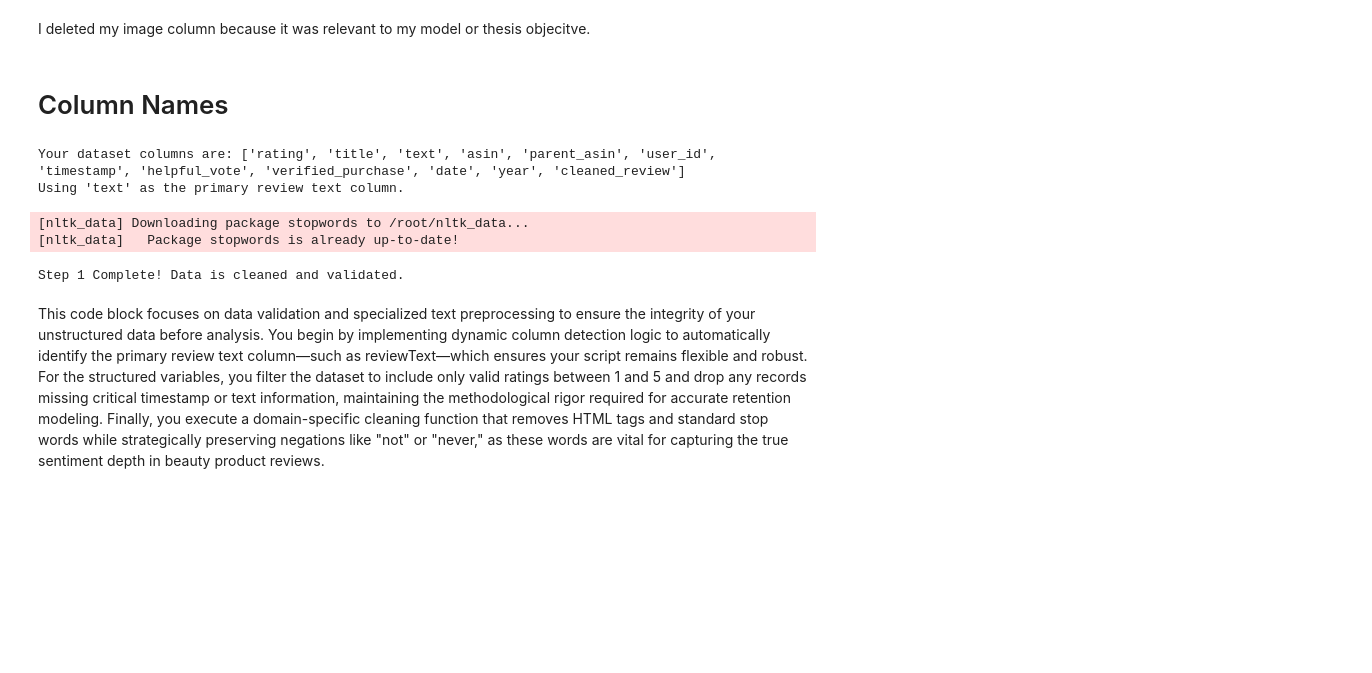
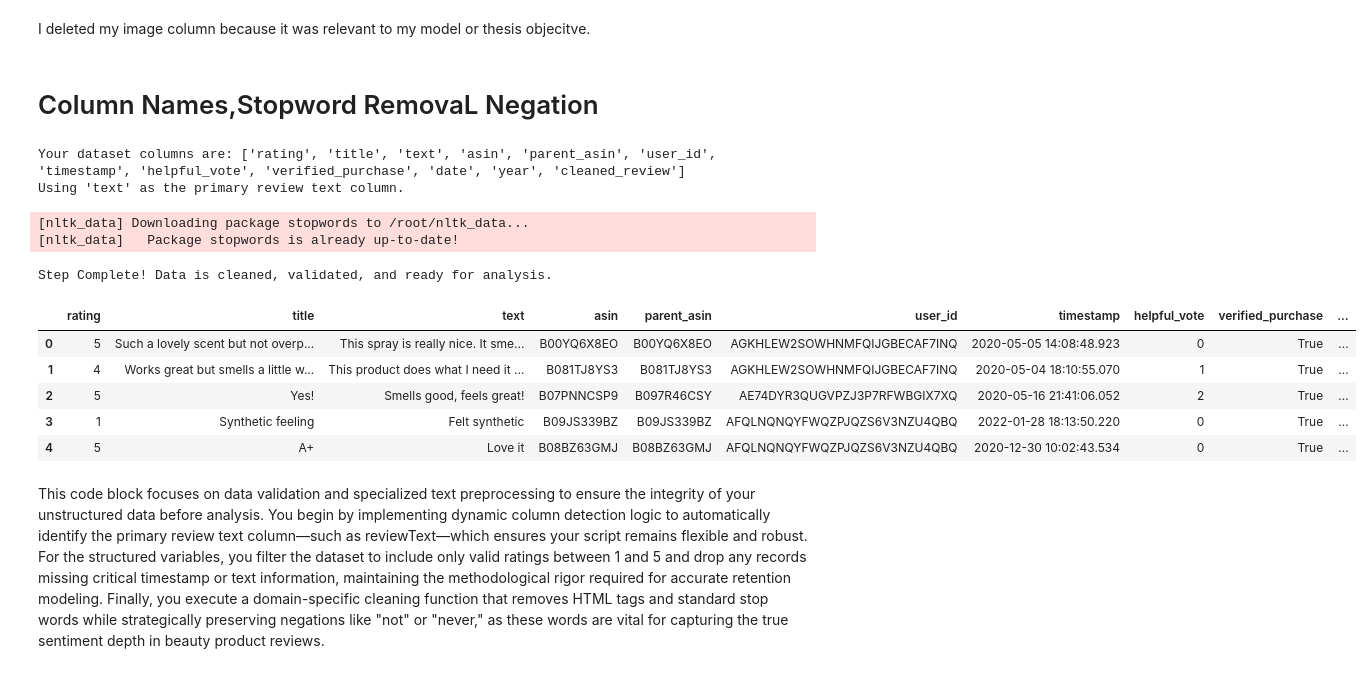
Before and after one commit to yourfavkomal/my-thesis, a Jupyter notebook: thesis_1.ipynb, the cells around one changed output. Saved outputs shown, nothing was run; the diff lists cells and outputs as text; code cells hidden in the pictures; blank space fills up the shorter version.

Commit message:
column names confirmation, stopword removal without negation

```diff
--- a/thesis_1.ipynb
+++ b/thesis_1.ipynb
@@ -72,17 +72,19 @@ Removed columns: ['images']
 # %% [markdown]
 I deleted my image column because it was relevant to my model or thesis objecitve.
 # %% [markdown]
-# Column Names
+# Column Names,Stopword RemovaL Negation
 # %%
 import re
 import nltk
 import pandas as pd
 from nltk.corpus import stopwords
 
+# -----------------------------
 # 1. Column Name Check
+# -----------------------------
 print("Your dataset columns are:", df.columns.tolist())
 
-# Logic to find the correct text column automatically
+# Automatically detect review text column
 if 'review_text' in df.columns:
     text_col = 'review_text'
 elif 'text' in df.columns:
@@ -90,41 +92,63 @@ elif 'text' in df.columns:
 elif 'reviewText' in df.columns:
     text_col = 'reviewText'
 else:
-    # If it's none of those, we pick the first column that looks like text
     text_col = [col for col in df.columns if 'review' in col.lower()][0]
 
 print(f"Using '{text_col}' as the primary review text column.")
 
-# 2. Structured Validation
+# -----------------------------
+# 2. Data Cleaning & Validation
+# -----------------------------
+# Keep only valid ratings (1–5)
 df = df[df['rating'].between(1, 5)]
+
+# Convert timestamp to datetime
 df['date'] = pd.to_datetime(df['timestamp'], errors='coerce')
 
-# Fix: Use the dynamic text_col variable we just created
+# Drop missing values
 df = df.dropna(subset=['date', text_col])
 
-# 3. Domain-Specific Text Cleaning
+# -----------------------------
+# 3. Stopwords Setup (keep negations)
+# -----------------------------
 nltk.download('stopwords')
+
 stop_words = set(stopwords.words('english'))
 negations = {'not', 'no', 'never', 'neither', 'nor'}
 filtered_stops = stop_words - negations
 
+# -----------------------------
+# 4. Text Cleaning Function
+# -----------------------------
 def clean_beauty_text(text):
-    text = str(text).lower()
-    text = re.sub(r'<.*?>|https?://\S+', '', text)
+    text = str(text).lower()  # lowercase conversion
+    text = re.sub(r'<.*?>|https?://\S+', '', text)  # remove HTML & URLs
+    text = re.sub(r'\s+', ' ', text).strip()  # remove extra spaces
     words = text.split()
     cleaned = [w for w in words if w not in filtered_stops]
     return " ".join(cleaned)
 
-# Apply cleaning using our dynamic column name
+# -----------------------------
+# 5. Apply Cleaning
+# -----------------------------
 df['cleaned_review'] = df[text_col].apply(clean_beauty_text)
 
-print("Step 1 Complete! Data is cleaned and validated.")
+print("Step Complete! Data is cleaned, validated, and ready for analysis.")
 # %% [output]
 Your dataset columns are: ['rating', 'title', 'text', 'asin', 'parent_asin', 'user_id', 'timestamp', 'helpful_vote', 'verified_purchase', 'date', 'year', 'cleaned_review']
 Using 'text' as the primary review text column.
 [nltk_data] Downloading package stopwords to /root/nltk_data...
 [nltk_data]   Package stopwords is already up-to-date!
-Step 1 Complete! Data is cleaned and validated.
+Step Complete! Data is cleaned, validated, and ready for analysis.
+# %%
+df.head()
+# %% [output]
+|  | rating | title | text | asin | parent_asin | user_id | timestamp | helpful_vote | verified_purchase | ... |
+| 0 | 5 | Such a lovely scent but not overp... | This spray is really nice. It sme... | B00YQ6X8EO | B00YQ6X8EO | AGKHLEW2SOWHNMFQIJGBECAF7INQ | 2020-05-05 14:08:48.923 | 0 | True | ... |
+| 1 | 4 | Works great but smells a little w... | This product does what I need it ... | B081TJ8YS3 | B081TJ8YS3 | AGKHLEW2SOWHNMFQIJGBECAF7INQ | 2020-05-04 18:10:55.070 | 1 | True | ... |
+| 2 | 5 | Yes! | Smells good, feels great! | B07PNNCSP9 | B097R46CSY | AE74DYR3QUGVPZJ3P7RFWBGIX7XQ | 2020-05-16 21:41:06.052 | 2 | True | ... |
+| 3 | 1 | Synthetic feeling | Felt synthetic | B09JS339BZ | B09JS339BZ | AFQLNQNQYFWQZPJQZS6V3NZU4QBQ | 2022-01-28 18:13:50.220 | 0 | True | ... |
+| 4 | 5 | A+ | Love it | B08BZ63GMJ | B08BZ63GMJ | AFQLNQNQYFWQZPJQZS6V3NZU4QBQ | 2020-12-30 10:02:43.534 | 0 | True | ... |
 # %% [markdown]
 This code block focuses on data validation and specialized text preprocessing to ensure the integrity of your unstructured data before analysis. You begin by implementing dynamic column detection logic to automatically identify the primary review text column—such as reviewText—which ensures your script remains flexible and robust. For the structured variables, you filter the dataset to include only valid ratings between 1 and 5 and drop any records missing critical timestamp or text information, maintaining the methodological rigor required for accurate retention modeling. Finally, you execute a domain-specific cleaning function that removes HTML tags and standard stop words while strategically preserving negations like "not" or "never," as these words are vital for capturing the true sentiment depth in beauty product reviews.
 # %% [markdown]
```
